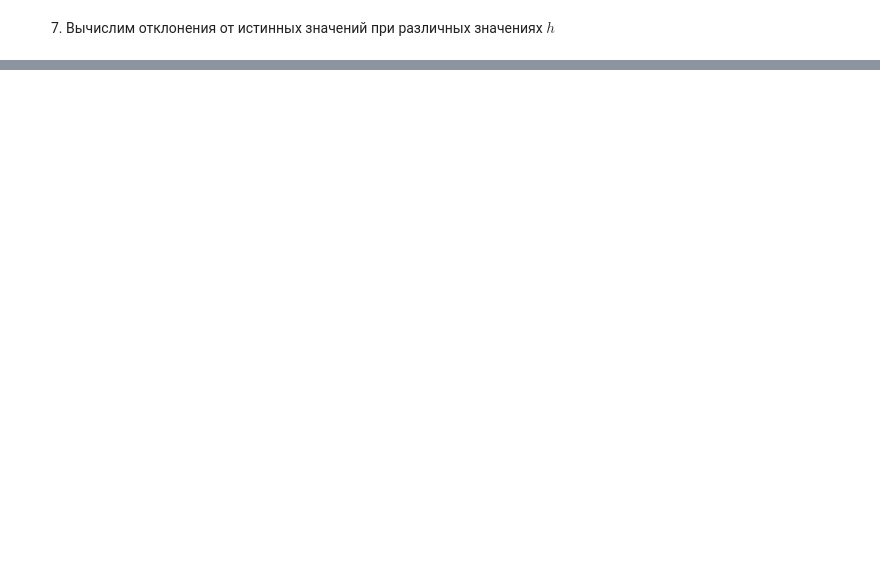
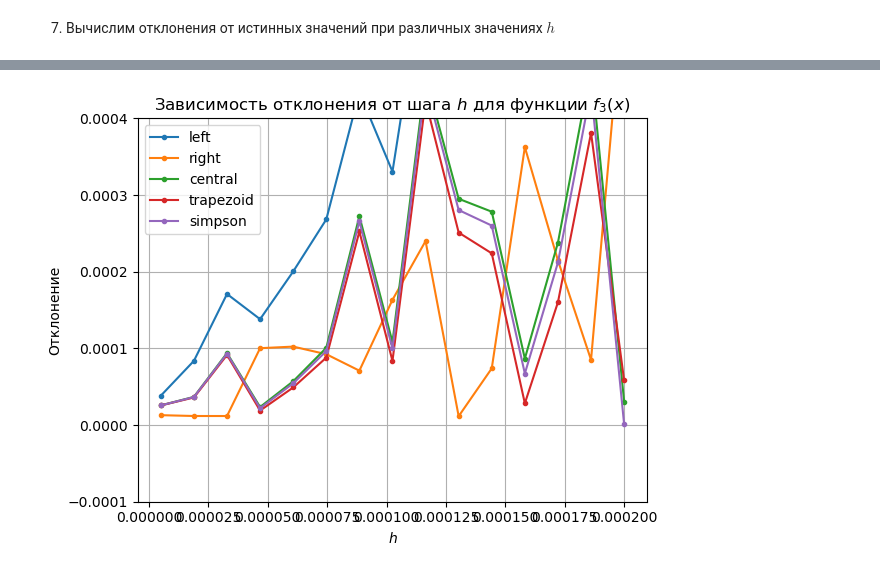
Before and after one commit to alexmoroz002/Appl-Math, a Jupyter notebook: lab-1_am.ipynb, the cells around one changed output, grey strips where cells are left out. Cells and saved outputs as stored; diff of their text form; code cells hidden in the pictures; blank space fills up the shorter version.

```diff
--- a/lab-1_am.ipynb
+++ b/lab-1_am.ipynb
@@ -344,0 +369,6 @@ plt.show()
+# %%
+diffs_f3 = pd.DataFrame({'h':[], 'left':[], 'right':[], 'central':[], 'trapezoid': [], 'simpson': []})
+h_vars = np.linspace(0.000005, 0.0002, num=15)
+for h_var in h_vars:
+    diffs_f3.loc[len(diffs_f3.index)] = [h_var] + integration_error(f3, h_var, f3_int())
+diffs_f3
@@ -344,0 +392,18 @@ plt.show()
+# %%
+x = diffs_f3['h']
+plt.plot(x, diffs_f3['left'], label="left", marker='.')
+plt.plot(x, diffs_f3['right'], label="right", marker='.')
+plt.plot(x, diffs_f3['central'], label="central", marker='.')
+plt.plot(x, diffs_f3['trapezoid'], label="trapezoid", marker='.')
+plt.plot(x, diffs_f3['simpson'], label="simpson", marker='.')
+
+plt.title("Зависимость отклонения от шага $h$ для функции $f_3(x)$")
+plt.ylabel('Отклонение')
+plt.xlabel('$h$')
+plt.legend()
+plt.grid()
+plt.ylim(-0.0001, 0.0004)
+plt.tight_layout()
+plt.show()
+# %% [output]
+[figure, added]
```
Also changed, not shown: parts of 16 cells of this notebook.
